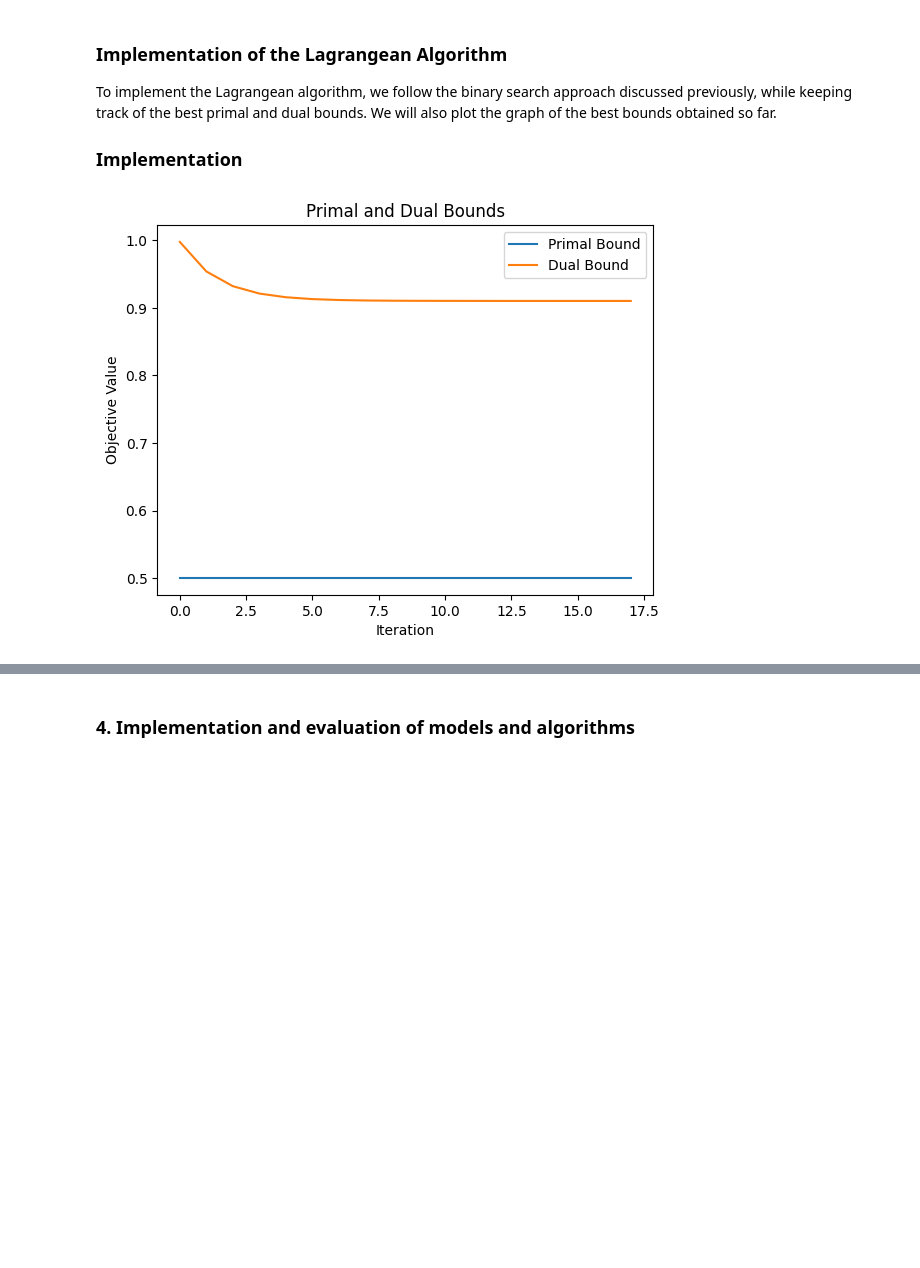
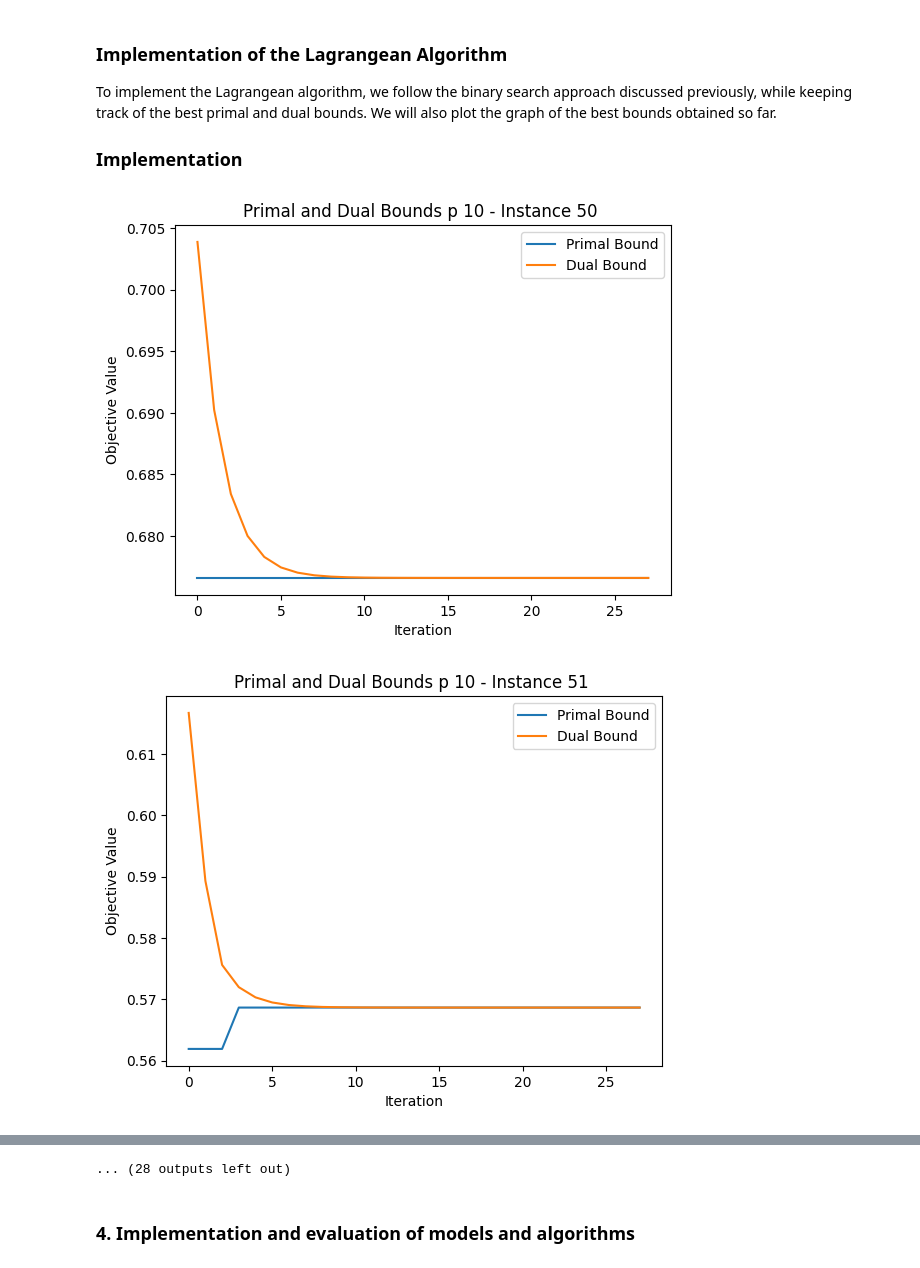
Before and after one commit to yelmokht/assortment-planning-problem, a Jupyter notebook: notebook.ipynb, the cells around one changed output, grey strips where cells are left out. Drawn from its saved outputs; the diff is of its cells as text; code cells hidden in the pictures; blank space fills up the shorter version.

Commit message:
CSV + plot

```diff
--- a/notebook.ipynb
+++ b/notebook.ipynb
@@ -78,7 +75,7 @@ instances_small_r = create_instances(small_r)
 instances_medium_mu = create_instances(medium_mu)
 instances_medium_r = create_instances(medium_r)
 
-large_mu, large_r = create_large_instances(100, 1000000)
+instances_large_mu, instances_large_r = create_large_instances(100, 1000000)
 # %% [markdown]
 ### 0. Introduction
 # %% [markdown]
@@ -1424,16 +1623,17 @@ To implement the Lagrangean algorithm, we follow the binary search approach disc
 ### Implementation
 # %%
 import matplotlib.pyplot as plt
-
-primal_bounds = small_instances_primal_bounds[3][5]
-dual_bounds = small_instances_dual_bounds[3][5]
-# Plotting the primal and dual bounds
-plt.plot(primal_bounds, label='Primal Bound')
-plt.plot(dual_bounds, label='Dual Bound')
-plt.xlabel('Iteration')
-plt.ylabel('Objective Value')
-plt.legend()
-plt.title('Primal and Dual Bounds')
-plt.show()
+for i in range(50, 90):
+        primal_bounds = small_instances_primal_bounds[i][5]
+        dual_bounds = small_instances_dual_bounds[i][5]
+        # Plotting the primal and dual bounds
+        plt.plot(primal_bounds, label='Primal Bound')
+        plt.plot(dual_bounds, label='Dual Bound')
+        plt.xlabel('Iteration')
+        plt.ylabel('Objective Value')
+        plt.legend()
+        plt.title(f'Primal and Dual Bounds p {p} - Instance {i} ')
+        plt.show()
 # %% [output]
-[figure, old version]
+[figure, new version]
+[figure, added]
@@ -1440,3 +1650,4 @@ plt.show()
+... (28 outputs left out)
 # %% [markdown]
 ### 4. Implementation and evaluation of models and algorithms
 # %% [markdown]
```
Also changed, not shown: parts of 15 cells of this notebook, 14 other files.
